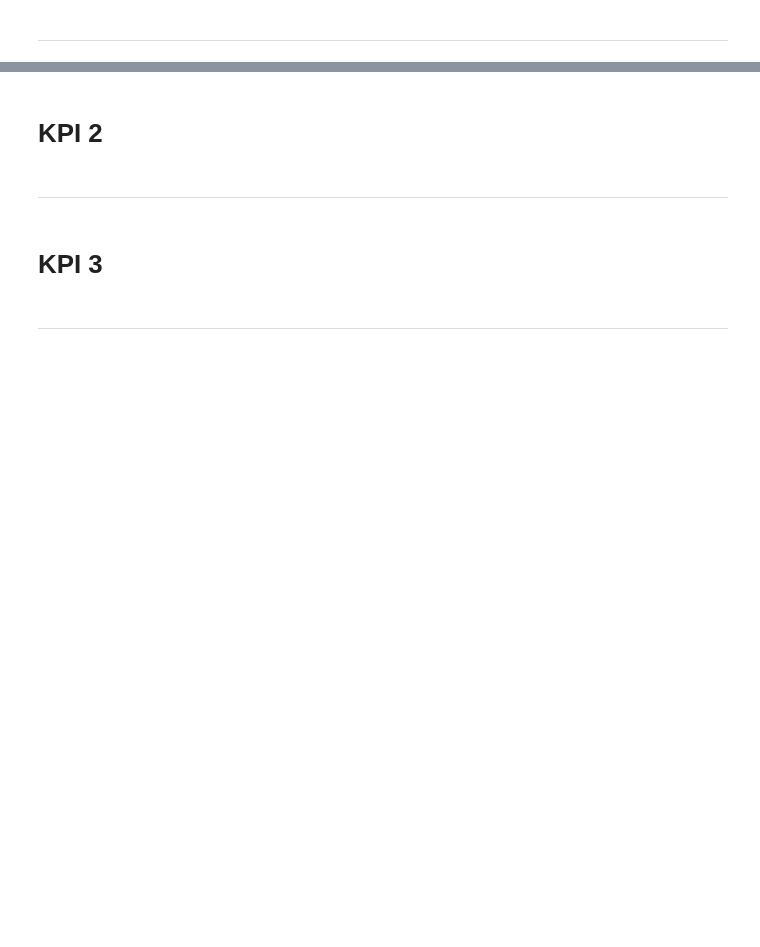
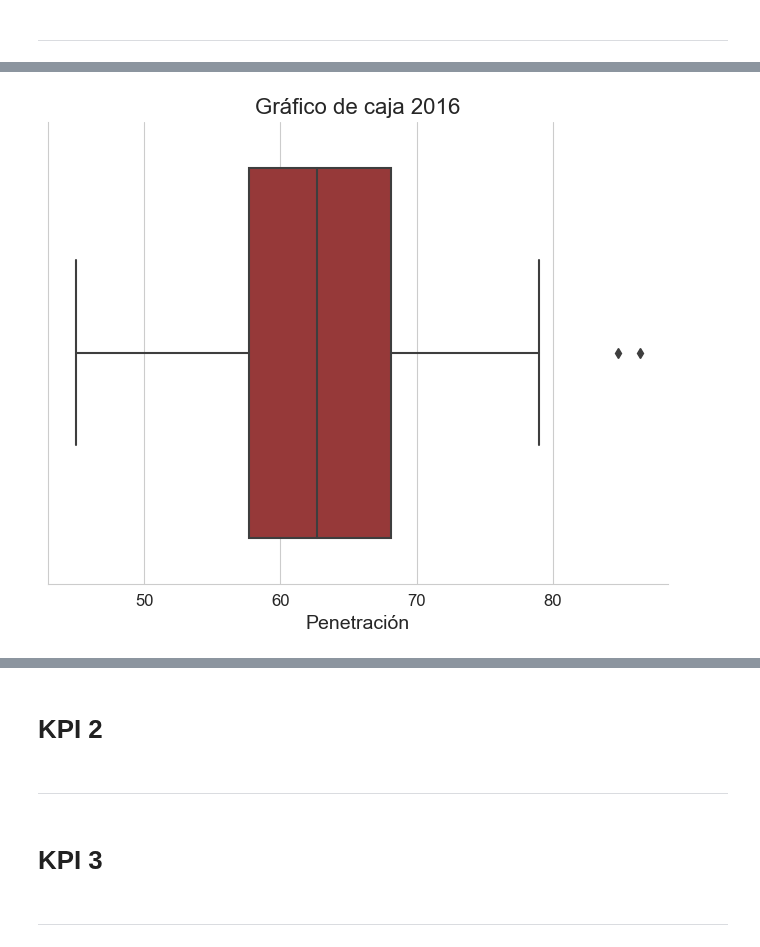
Before and after one commit to ReneRamosTrvn/alertas_sismicas, a Jupyter notebook: EDA.ipynb, the cells around one changed output, grey strips where cells are left out. Cells and saved outputs as stored; diff of their text form; code cells hidden in the pictures; blank space fills up the shorter version.

```diff
--- a/EDA.ipynb
+++ b/EDA.ipynb
@@ -385,0 +528,12 @@ df_mex
+# %%
+# Gráfico de caja de las magnitudes
+plt.figure(figsize=(8,6))
+sns.boxplot(x=df_kpi1['2016'], color="brown")
+plt.title("Gráfico de caja 2016", fontsize=16)
+plt.xlabel("Penetración", fontsize=14)
+plt.xticks(fontsize=12)
+
+sns.despine()
+plt.show()
+# %% [output]
+[figure, added]
```
Also changed, not shown: parts of 42 cells of this notebook.
